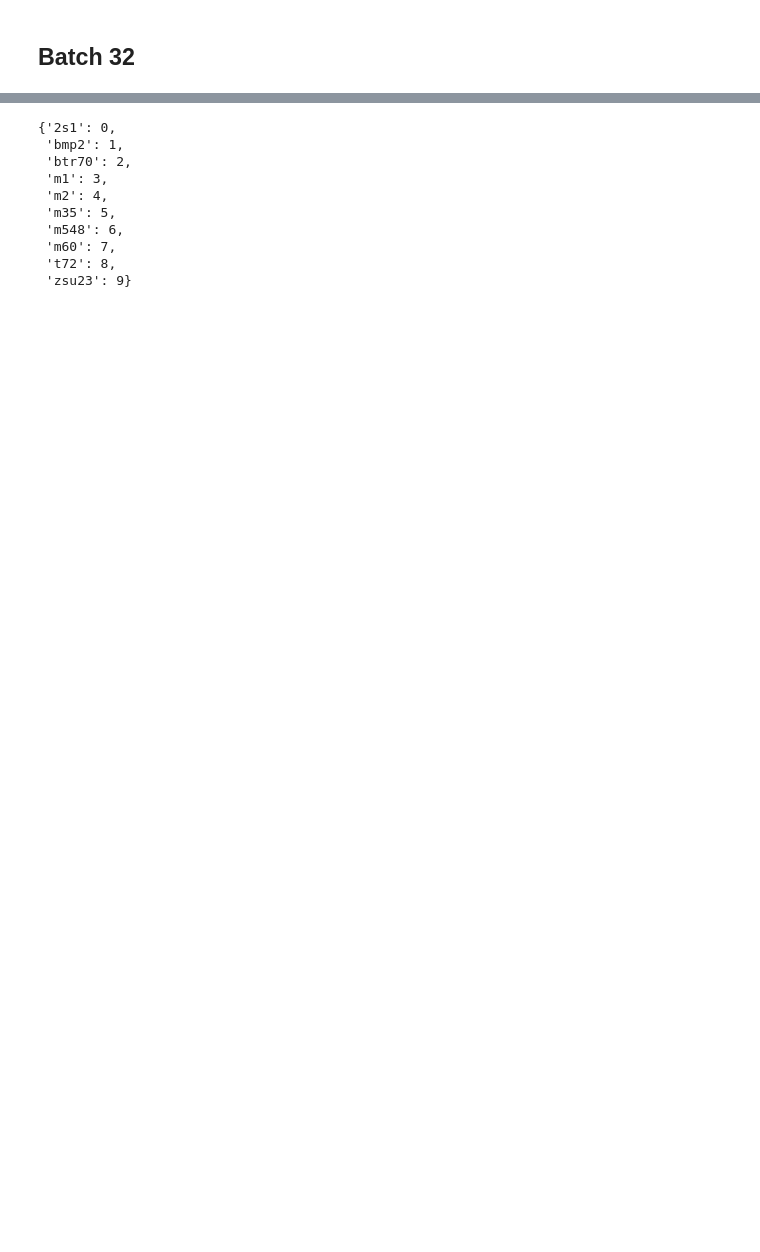
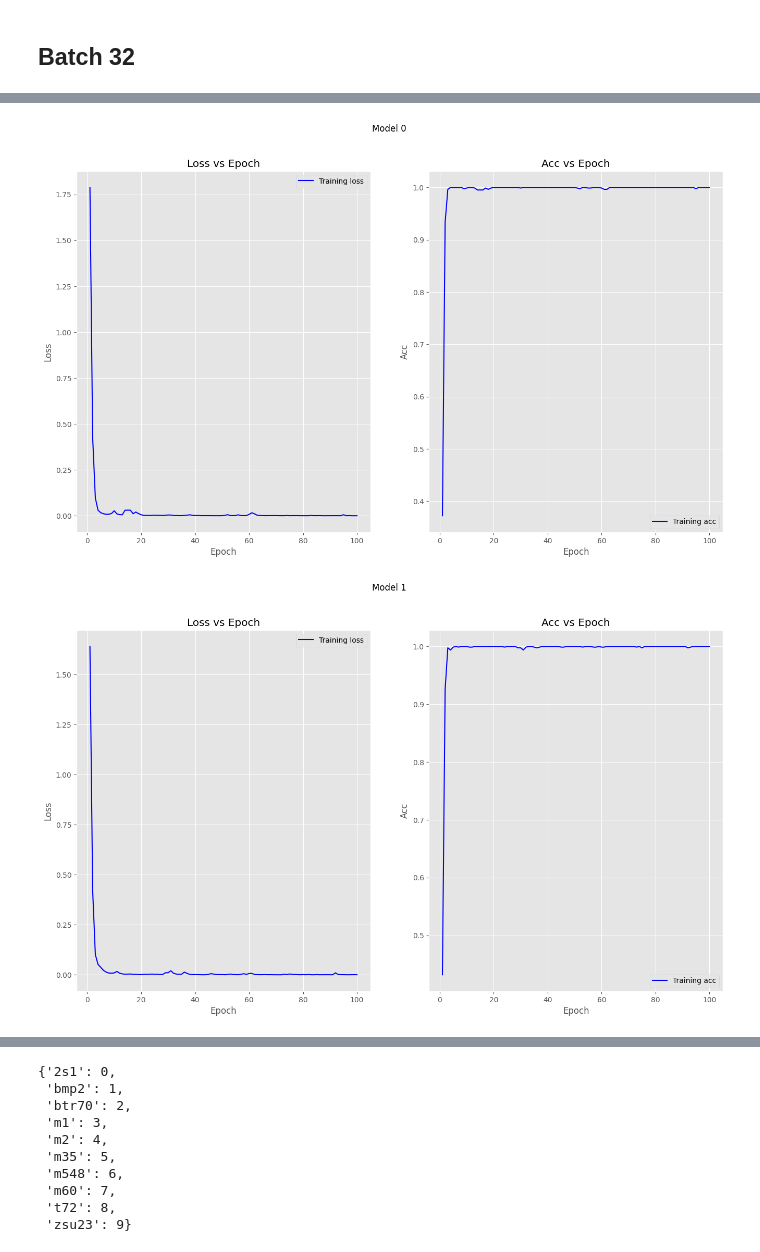
Before and after one commit to alvin-ng44/SAR_ML, a Jupyter notebook: notebooks/SSR/SSR_wo_aug.ipynb, the cells around one changed output, grey strips where cells are left out. Saved outputs shown, nothing was run; the diff lists cells and outputs as text; code cells hidden in the pictures; blank space fills up the shorter version.

```diff
--- a/notebooks/SSR/SSR_wo_aug.ipynb
+++ b/notebooks/SSR/SSR_wo_aug.ipynb
@@ -67,8 +68,13 @@ test_ds  = filter_by_elev(meas_ds, {17})
 # %% [markdown]
 ## Batch 32
 # %%
-ds_dict = {"train" : train_ds, "test": test_ds}
-dataset_sizes = {"train" : len(train_ds), "test": len(test_ds)}
+ds_dict = {"train" : train_ds, "val": valid_ds, "test": test_ds}
+dataset_sizes = {"train" : len(train_ds), "val": len(valid_ds), "test": len(test_ds)}
 
-dataloaders = {x : DataLoader(ds_dict[x], batch_size = 32, num_workers = 4, shuffle = True) for x in ds_dict.keys()}
+# dataloaders = {x : DataLoader(ds_dict[x], batch_size = 32, num_workers = 5, shuffle = True) for x in ds_dict.keys()}
+dataloaders = {
+    "train": DataLoader(train_ds, batch_size=32, shuffle=True, num_workers=5),
+    "val": DataLoader(valid_ds, batch_size=32, shuffle=False, num_workers=5),
+    "test": DataLoader(test_ds, batch_size=32, shuffle=False, num_workers=5)
+}
 # %%
@@ -165 +188,32 @@ train Loss: 0.0109 Acc: 0.9950
 Training complete!
+# %%
+row, col = train_loss.shape
+
+for i in range(row):
+
+    with plt.style.context("ggplot"):
+        fig = plt.figure(figsize = (16, 9))
+
+        ax0 = fig.add_subplot(1, 2, 1)
+        ax0.plot(np.arange(1, num_epochs+1), train_loss[i, :], label = "Training loss", c = "blue")
+        # ax0.plot(np.arange(1, num_epochs+1), val_loss[i, :], label = "Validation loss", c = "green")
+        ax0.set_title("Loss vs Epoch")
+        ax0.set_xlabel("Epoch")
+        ax0.set_ylabel("Loss")
+        ax0.legend()
+        ax0.grid(True)
+
+        ax1 = fig.add_subplot(1, 2, 2)
+        ax1.plot(np.arange(1, num_epochs+1), train_acc[i, :], label = "Training acc", c = "blue")
+        # ax1.plot(np.arange(1, num_epochs+1), val_acc[i, :], label = "Validation acc", c = "green")
+        ax1.set_title("Acc vs Epoch")
+        ax1.set_xlabel("Epoch")
+        ax1.set_ylabel("Acc")
+        ax1.legend()
+        ax1.grid(True)
+
+        fig.suptitle(f"Model {i}")
+        plt.show()
+# %% [output]
+[figure, added]
+[figure, added]
```
Also changed, not shown: parts of 15 cells of this notebook, 1 other file.
